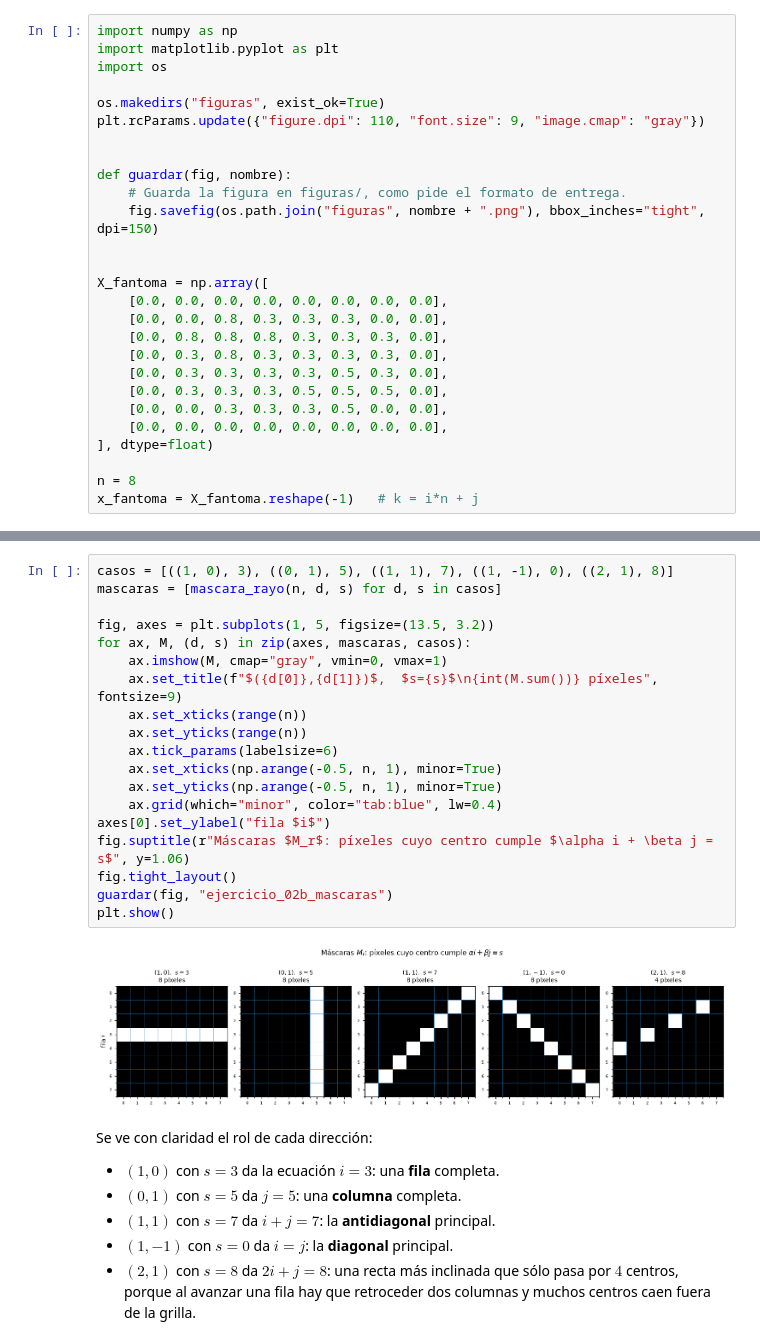
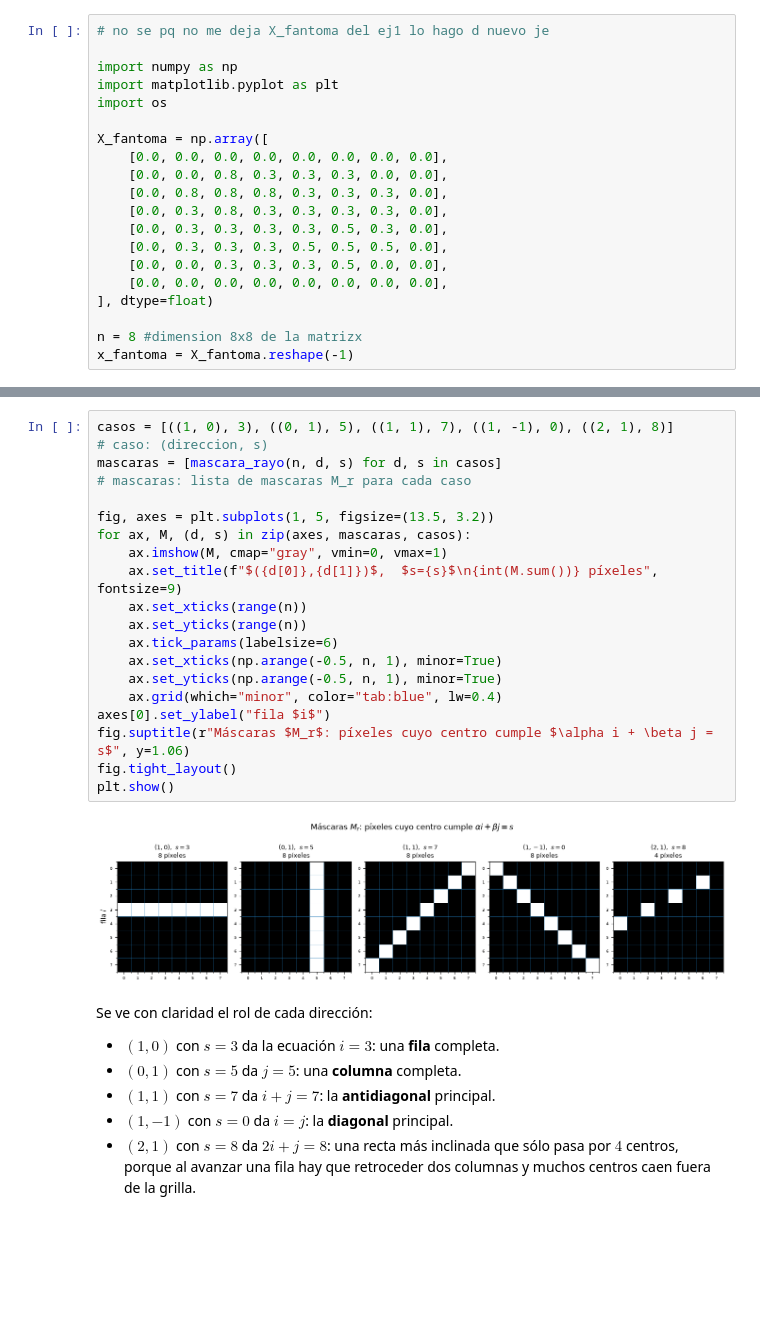
Before and after one commit to juanignacioelosegui/tp-metodos, a Jupyter notebook: ejercicio_2.ipynb, the cells around one changed output, grey strips where cells are left out. Drawn from its saved outputs; the diff is of its cells as text; blank space fills up the shorter version.

```diff
--- a/ejercicio_2.ipynb
+++ b/ejercicio_2.ipynb
@@ -16,16 +3,9 @@ suma de las atenuaciones de los píxeles seleccionados.
 # %%
+# no se pq no me deja X_fantoma del ej1 lo hago d nuevo je
+
 import numpy as np
 import matplotlib.pyplot as plt
 import os
-
-os.makedirs("figuras", exist_ok=True)
-plt.rcParams.update({"figure.dpi": 110, "font.size": 9, "image.cmap": "gray"})
-
-
-def guardar(fig, nombre):
-    # Guarda la figura en figuras/, como pide el formato de entrega.
-    fig.savefig(os.path.join("figuras", nombre + ".png"), bbox_inches="tight", dpi=150)
-
 
 X_fantoma = np.array([
     [0.0, 0.0, 0.0, 0.0, 0.0, 0.0, 0.0, 0.0],
@@ -38,6 +18,6 @@ X_fantoma = np.array([
     [0.0, 0.0, 0.0, 0.0, 0.0, 0.0, 0.0, 0.0],
 ], dtype=float)
 
-n = 8
-x_fantoma = X_fantoma.reshape(-1)   # k = i*n + j
+n = 8 #dimension 8x8 de la matrizx
+x_fantoma = X_fantoma.reshape(-1)
 # %% [markdown]
@@ -98,24 +62,25 @@ con los desplazamientos $s = 3,\,5,\,7,\,0,\,8$ respectivamente.
 # %%
 casos = [((1, 0), 3), ((0, 1), 5), ((1, 1), 7), ((1, -1), 0), ((2, 1), 8)]
+# caso: (direccion, s)
 mascaras = [mascara_rayo(n, d, s) for d, s in casos]
+# mascaras: lista de mascaras M_r para cada caso
 
 fig, axes = plt.subplots(1, 5, figsize=(13.5, 3.2))
 for ax, M, (d, s) in zip(axes, mascaras, casos):
     ax.imshow(M, cmap="gray", vmin=0, vmax=1)
     ax.set_title(f"$({d[0]},{d[1]})$,  $s={s}$\n{int(M.sum())} píxeles", fontsize=9)
     ax.set_xticks(range(n))
     ax.set_yticks(range(n))
     ax.tick_params(labelsize=6)
     ax.set_xticks(np.arange(-0.5, n, 1), minor=True)
     ax.set_yticks(np.arange(-0.5, n, 1), minor=True)
     ax.grid(which="minor", color="tab:blue", lw=0.4)
 axes[0].set_ylabel("fila $i$")
 fig.suptitle(r"Máscaras $M_r$: píxeles cuyo centro cumple $\alpha i + \beta j = s$", y=1.06)
 fig.tight_layout()
-guardar(fig, "ejercicio_02b_mascaras")
 plt.show()
 # %% [output]
-[figure, old version]
+[figure, new version]
 # %% [markdown]
 Se ve con claridad el rol de cada dirección:
 
```
Also changed, not shown: parts of 9 cells of this notebook, 1 other file.
